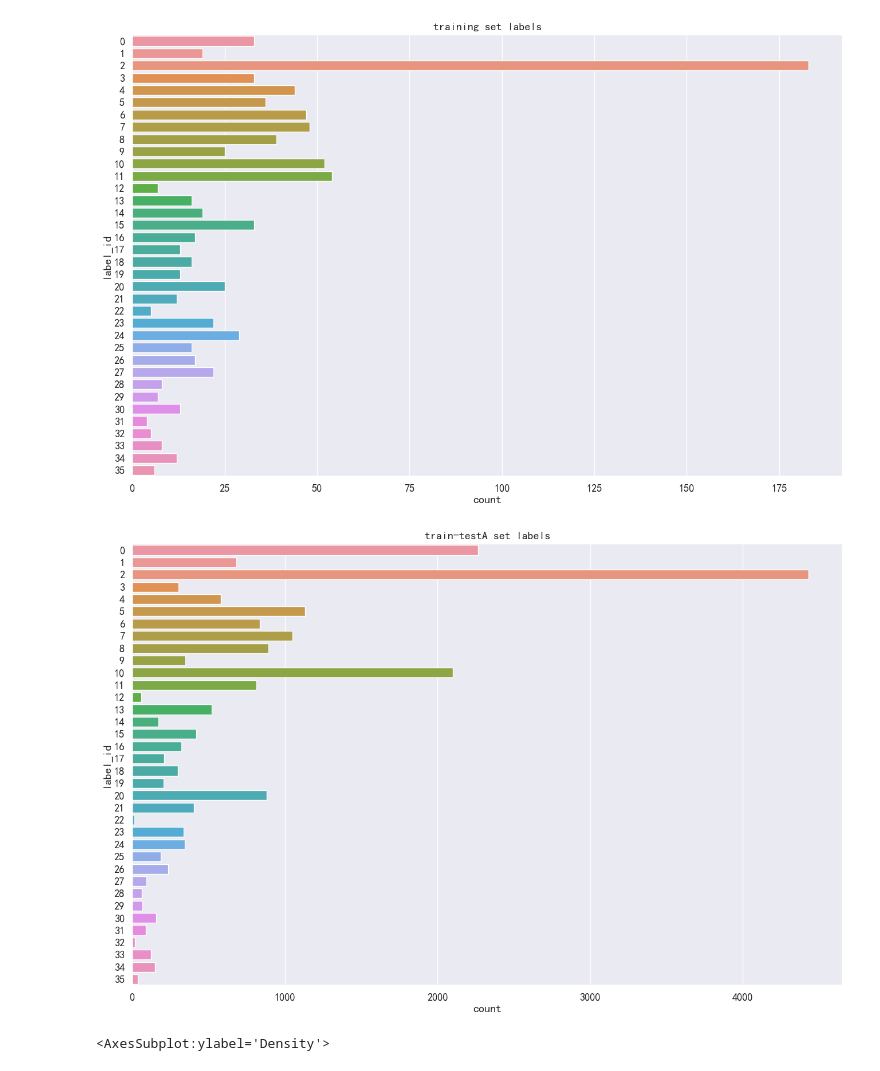
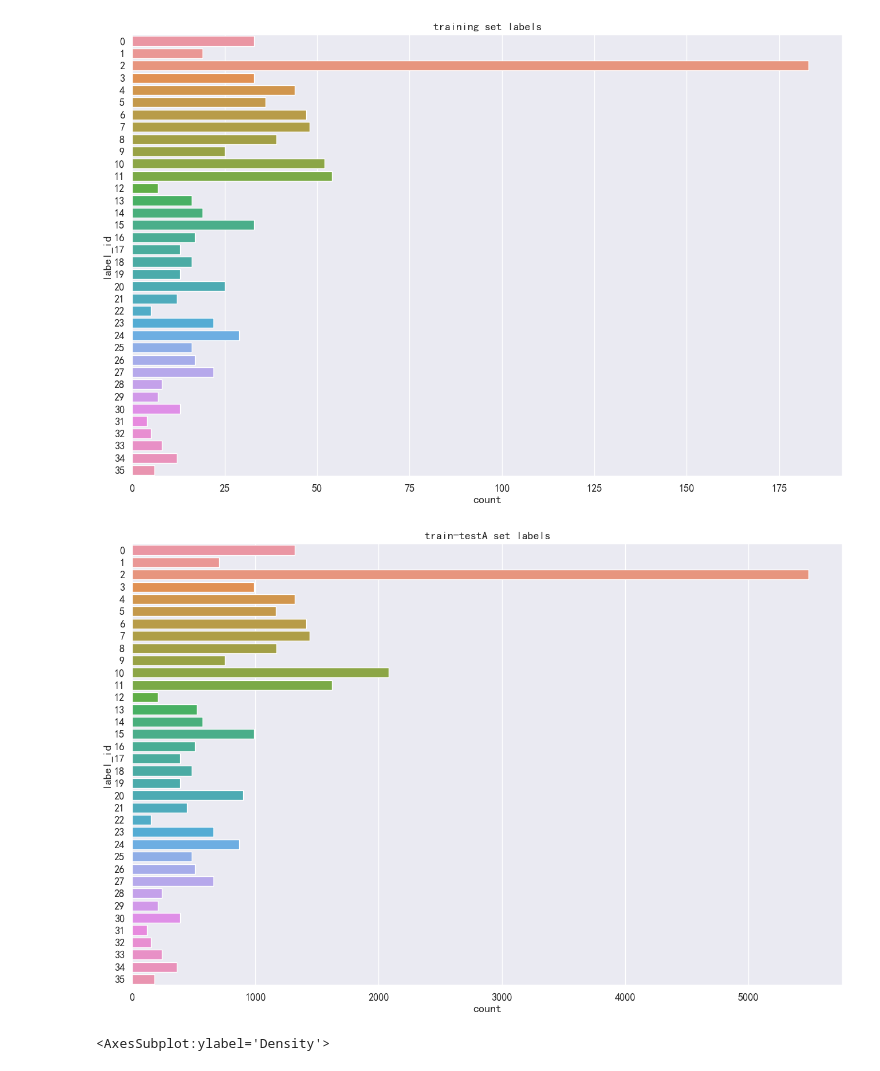
Before and after one commit to 0202zc/nlp-competition, a Jupyter notebook: ccf-bdci-samll-sample-classification-2022/data/data.ipynb, the cells around one changed output. Cells and saved outputs as stored; diff of their text form; code cells hidden in the pictures.

```diff
--- a/ccf-bdci-samll-sample-classification-2022/data/data.ipynb
+++ b/ccf-bdci-samll-sample-classification-2022/data/data.ipynb
@@ -51,19 +51,20 @@ plt.savefig('train-label.png', dpi=150)
 # %%
 import matplotlib.pyplot as plt
 import seaborn as sns
 import pandas as pd
 
-train_labeled_df = pd.read_csv('testA_6337.tsv', sep='\t', encoding='utf8', header=0, names=['label_id', 'text'])
+train_labeled_df = pd.read_csv('train/train6403_49oversampling.tsv', sep='\t', encoding='utf8', header=0,
+                               names=['label_id', 'text'])
 
 plt.rcParams['font.sans-serif'] = ['SimHei']  # 中文字体设置-黑体
 plt.rcParams['axes.unicode_minus'] = False  # 解决保存图像是负号'-'显示为方块的问题
 plt.figure(figsize=(16, 10))
 sns.set(font='SimHei', font_scale=1.2)  # 解决Seaborn中文显示问题并调整字体大小
 sns.countplot(y='label_id', data=train_labeled_df)
 plt.title('train-testA set labels')
 plt.savefig('train-testA-label.png', dpi=150)
 # %% [output]
-[figure, old version]
+[figure, new version]
 # %%
 abstract = np.asarray(train_df['abstract']).transpose().tolist()
 abstract_length = [len(a) for a in abstract]
```
Also changed, not shown: parts of 5 cells of this notebook, 4 other files.
